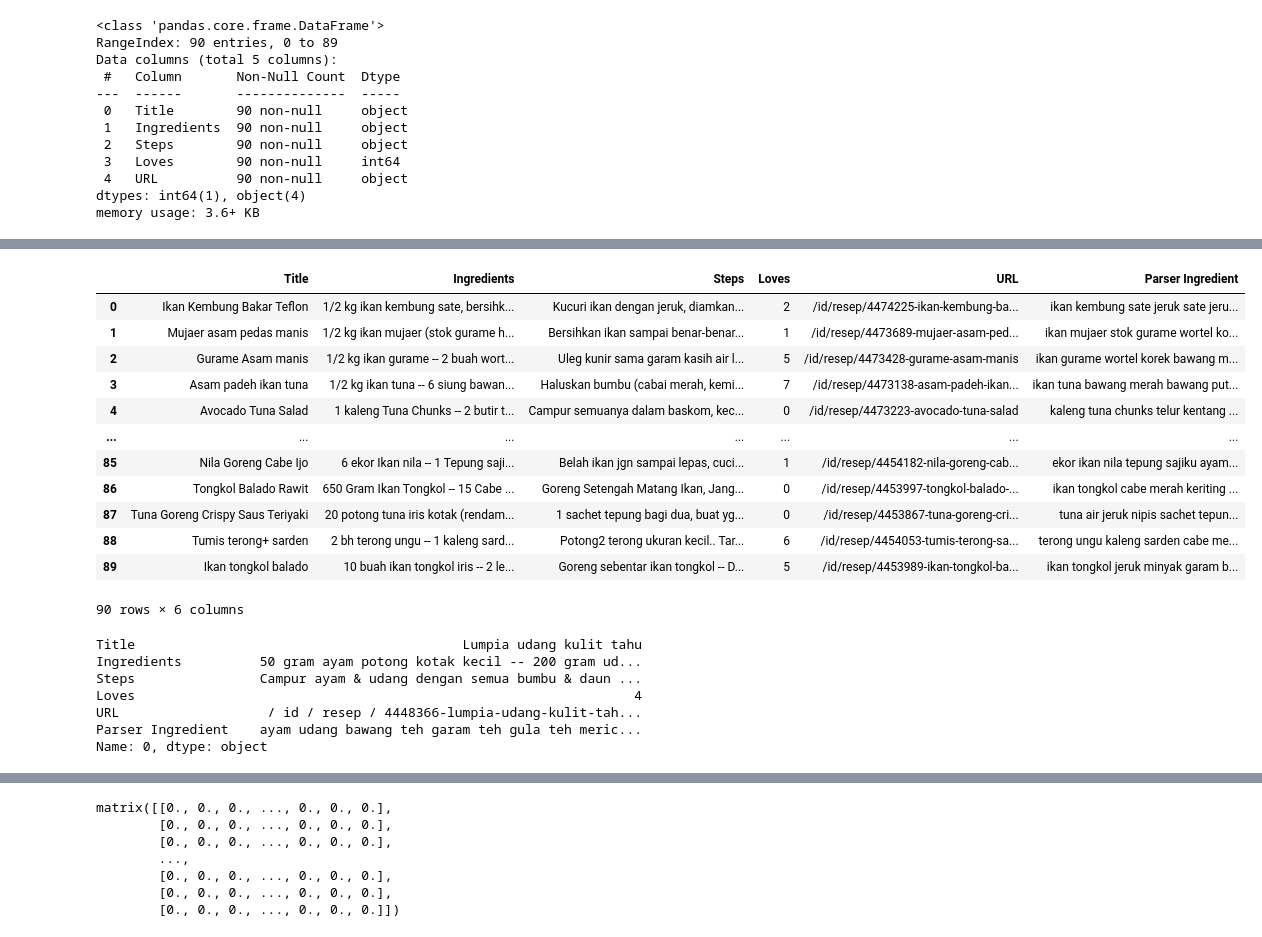
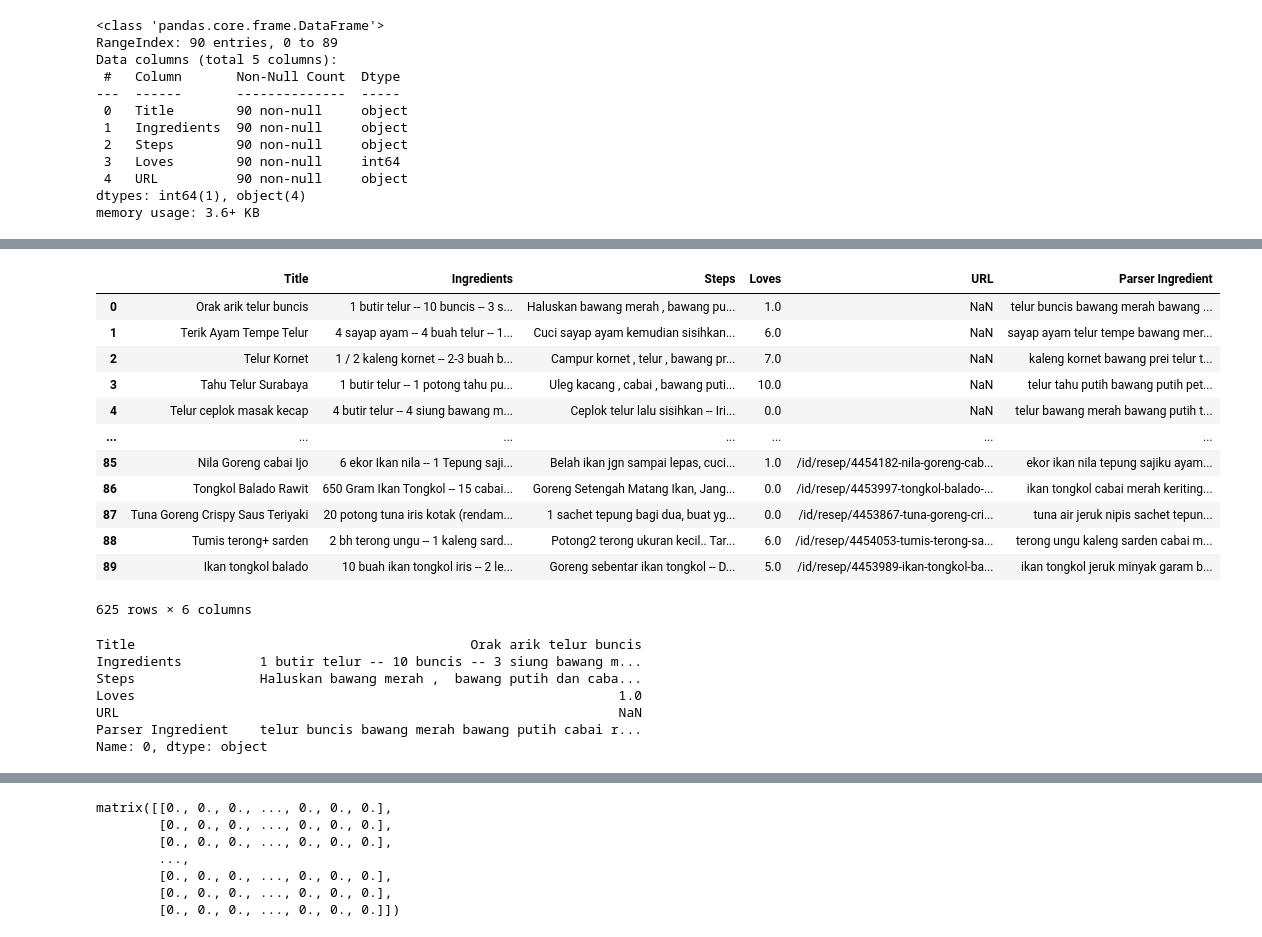
Before and after one commit to I0719031/Bangkit-Capstone-PC628, a Jupyter notebook: Preprocessing.ipynb, the cells around one changed output, grey strips where cells are left out. Saved outputs shown, nothing was run; the diff lists cells and outputs as text; code cells hidden in the pictures.

```diff
--- a/Preprocessing.ipynb
+++ b/Preprocessing.ipynb
@@ -160,23 +160,23 @@ def clean_ingredients(ingredients):
     'bumbunya', 'bunga', 'bungkus', 'butir', 'butiran', 'cacah', 'cair',
     'caisim', 'cambah', 'campur', 'campuran', 'cincang', 'cm', 'cookpad',
     'cubes', 'cuci', 'cuka', 'cup', 'dadu', 'dahulu', 'dalam', 'dan',
-    'dari', 'dasar', 'dati', 'daun', 'daunnya', 'dengan', 'di',
-    'diam', 'diameter', 'diblender', 'dicairkan', 'diganti',
+    'dari', 'dasar', 'dati', 'daun', 'daunnya', 'dengan', 'di','biji',
+    'diam', 'diameter', 'diblender', 'dicairkan', 'diganti','lalu',
     'digeprak', 'digeprek', 'dihalus', 'hancurkan', 'hangat', 'haluskan',
     'jari', 'jangan', 'kg', 'l', 'ml', 'nya', 'olahan', 'ons', 'opsional',
     'optional', 'pack', 'pakai', 'panas', 'panjang', 'papan', 'pcs',
-    'pelapis', 'pelengkap','perasan', 'perlu', 'plastik',
+    'pelapis', 'pelengkap','perasan', 'perlu', 'plastik','blender',
     'plus', 'porsi', 'potong', 'potongpotong', 'presto', 'pucuknya',
     'purut', 'ruas', 'sangrai', 'sdt', 'sebentar', 'sebelum', 'sedang',
     'sedikit', 'segar', 'segenggam', 'segitiga', 'sejumput', 'selera',
     'sendiri', 'sendok', 'sepanci', 'sesuai', 'sesuaikan', 'sesui',
     'sesuka', 'setan', 'setengah', 'siangi', 'siung', 'sisihkan',
     'siram', 'sobek', 'sudah', 'suka', 'sct', 'sdm', 'sebelum', 'tambahkan',
-    'tupperware', 'uk', 'ukuran', 'ukurang', 'untuk', 'utk',
-    'dihaluskan', 'diiris', 'dikocok','dilamo', 'dilelehkan',
-    'dingin', 'dipotong', 'direbus', 'diresep','disangrai',
-    'disesuaikan', 'ditumbuk', 'gelas', 'kecil', 'kecilkecil',
-    'kelingking', 'kebutuhan', 'masih', 'masing²', 'memanjang',
+    'tupperware', 'uk', 'ukuran', 'ukurang', 'untuk', 'utk','balur', 'balutan',
+    'dihaluskan', 'diiris', 'dikocok','dilamo', 'dilelehkan','gaa',
+    'dingin', 'dipotong', 'direbus', 'diresep','disangrai','bakaran',
+    'disesuaikan', 'ditumbuk', 'gelas', 'kecil', 'kecilkecil','jk','ket',
+    'kelingking', 'kebutuhan', 'masih', 'masing²', 'memanjang','ke',
     'memarkan','membungkus', 'menggoreng', 'menggunakan', 'tidak', 'tekstur',
     'tumbuk','yaa','yang', 'yg', 'goreng', 'bakargoreng', 'bisa',
     'bubukb','cairml','full', 'gak','gengam','genggam', 'geprek',
@@ -206,7 +206,7 @@ def clean_ingredients(ingredients):
     'menyesuaikan','melingkar', 'memasaknya', 'memoles','kepedasan',
     'dr', 'dtmbah', 'karena','kehitaman', 'kekentalan','keluar', 'kemaren',
     'lainlainnya', 'lainya','menempel','ngilangin','parut', 'paruttt',
-    'potongâ²','pertama','satu','saya','sbg','bentar','soalnya',
+    'potongâ²','pertama','satu','saya','sbg','bentar','soalnya','gpp',
     'sckpnya', 'sdh', 'sebnyak', 'secuil', 'secukupya', 'segempal',
     'seiris', 'sejempol', 'selara','siapin', 'siapkan', 'simpulkan',
     'setelunjuk', 'seujung','tipiss','tiriskan', 'tmbahi', 'tmbhkan',
@@ -226,6 +226,12 @@ def clean_ingredients(ingredients):
     'gprek','kemasan','kocokan','masing','mau', 'melted', 'membuat','memumis', 'mencairkan',
     'miring','pke','opsi','pucuk','remas','sebesar','sebongkol', 'sebungkus', 'secukupnyaa',
     'seperlunya', 'seperti','seukuran','sm','tmbhkn','versi','ygdihaluskan',
+    'telapak','tangan','ini','hanya','iriis','isi','isinya','matang', 'mateng',
+    'parutan', 'pas', 'pasar','patutan', 'potongan','pun', 'punya','sisinya',
+    'tak','šbumbu','ungkepnya','diremas', 'dn','daunya','dikira','adonan',
+    'asal','atur','bau','bngt','empuk', 'empux', 'enak','ikutan','masak', 'masakan',
+    'luar', 'lumayan', 'lmbar','lumuri','no', 'non','nempel','rasa','tp', 'tradisional',
+    'tulang', 'tulangan', 'tulangnya','tumis', 'tumisan',
 
      ]
         ingredient = ' '.join([word for word in ingredient.split() if word not in stop_words])
@@ -236,33 +242,33 @@ def clean_ingredients(ingredients):
 
     return cleaned_ingredients
 # %%
-ikan['Parser Ingredient'] = clean_ingredients(ikan['Ingredients'])
+df['Parser Ingredient'] = clean_ingredients(df['Ingredients'])
 
 # Menampilkan DataFrame hasil
-ikan
+df
 # %% [output]
 |  | Title | Ingredients | Steps | Loves | URL | Parser Ingredient |
-| 0 | Ikan Kembung Bakar Teflon | 1/2 kg ikan kembung sate, bersihk... | Kucuri ikan dengan jeruk, diamkan... | 2 | /id/resep/4474225-ikan-kembung-ba... | ikan kembung sate jeruk sate jeru... |
-| 1 | Mujaer asam pedas manis | 1/2 kg ikan mujaer (stok gurame h... | Bersihkan ikan sampai benar-benar... | 1 | /id/resep/4473689-mujaer-asam-ped... | ikan mujaer stok gurame wortel ko... |
-| 2 | Gurame Asam manis | 1/2 kg ikan gurame -- 2 buah wort... | Uleg kunir sama garam kasih air l... | 5 | /id/resep/4473428-gurame-asam-manis | ikan gurame wortel korek bawang m... |
-| 3 | Asam padeh ikan tuna | 1/2 kg ikan tuna -- 6 siung bawan... | Haluskan bumbu (cabai merah, kemi... | 7 | /id/resep/4473138-asam-padeh-ikan... | ikan tuna bawang merah bawang put... |
-| 4 | Avocado Tuna Salad | 1 kaleng Tuna Chunks -- 2 butir t... | Campur semuanya dalam baskom, kec... | 0 | /id/resep/4473223-avocado-tuna-salad | kaleng tuna chunks telur kentang ... |
+| 0 | Orak arik telur buncis | 1 butir telur -- 10 buncis -- 3 s... | Haluskan bawang merah , bawang pu... | 1.0 | NaN | telur buncis bawang merah bawang ... |
+| 1 | Terik Ayam Tempe Telur | 4 sayap ayam -- 4 buah telur -- 1... | Cuci sayap ayam kemudian sisihkan... | 6.0 | NaN | sayap ayam telur tempe bawang mer... |
+| 2 | Telur Kornet | 1 / 2 kaleng kornet -- 2-3 buah b... | Campur kornet , telur , bawang pr... | 7.0 | NaN | kaleng kornet bawang prei telur t... |
+| 3 | Tahu Telur Surabaya | 1 butir telur -- 1 potong tahu pu... | Uleg kacang , cabai , bawang puti... | 10.0 | NaN | telur tahu putih bawang putih pet... |
+| 4 | Telur ceplok masak kecap | 4 butir telur -- 4 siung bawang m... | Ceplok telur lalu sisihkan -- Iri... | 0.0 | NaN | telur bawang merah bawang putih t... |
 | ... | ... | ... | ... | ... | ... | ... |
-| 85 | Nila Goreng Cabe Ijo | 6 ekor Ikan nila -- 1 Tepung saji... | Belah ikan jgn sampai lepas, cuci... | 1 | /id/resep/4454182-nila-goreng-cab... | ekor ikan nila tepung sajiku ayam... |
-| 86 | Tongkol Balado Rawit | 650 Gram Ikan Tongkol -- 15 Cabe ... | Goreng Setengah Matang Ikan, Jang... | 0 | /id/resep/4453997-tongkol-balado-... | ikan tongkol cabe merah keriting ... |
-| 87 | Tuna Goreng Crispy Saus Teriyaki | 20 potong tuna iris kotak (rendam... | 1 sachet tepung bagi dua, buat yg... | 0 | /id/resep/4453867-tuna-goreng-cri... | tuna air jeruk nipis sachet tepun... |
-| 88 | Tumis terong+ sarden | 2 bh terong ungu -- 1 kaleng sard... | Potong2 terong ukuran kecil.. Tar... | 6 | /id/resep/4454053-tumis-terong-sa... | terong ungu kaleng sarden cabe me... |
-| 89 | Ikan tongkol balado | 10 buah ikan tongkol iris -- 2 le... | Goreng sebentar ikan tongkol -- D... | 5 | /id/resep/4453989-ikan-tongkol-ba... | ikan tongkol jeruk minyak garam b... |
+| 85 | Nila Goreng cabai Ijo | 6 ekor Ikan nila -- 1 Tepung saji... | Belah ikan jgn sampai lepas, cuci... | 1.0 | /id/resep/4454182-nila-goreng-cab... | ekor ikan nila tepung sajiku ayam... |
+| 86 | Tongkol Balado Rawit | 650 Gram Ikan Tongkol -- 15 cabai... | Goreng Setengah Matang Ikan, Jang... | 0.0 | /id/resep/4453997-tongkol-balado-... | ikan tongkol cabai merah keriting... |
+| 87 | Tuna Goreng Crispy Saus Teriyaki | 20 potong tuna iris kotak (rendam... | 1 sachet tepung bagi dua, buat yg... | 0.0 | /id/resep/4453867-tuna-goreng-cri... | tuna air jeruk nipis sachet tepun... |
+| 88 | Tumis terong+ sarden | 2 bh terong ungu -- 1 kaleng sard... | Potong2 terong ukuran kecil.. Tar... | 6.0 | /id/resep/4454053-tumis-terong-sa... | terong ungu kaleng sarden cabai m... |
+| 89 | Ikan tongkol balado | 10 buah ikan tongkol iris -- 2 le... | Goreng sebentar ikan tongkol -- D... | 5.0 | /id/resep/4453989-ikan-tongkol-ba... | ikan tongkol jeruk minyak garam b... |
-90 rows × 6 columns
+625 rows × 6 columns
 # %%
-udang.iloc[0]
+df.iloc[0]
 # %% [output]
-Title                                          Lumpia udang kulit tahu
-Ingredients          50 gram ayam potong kotak kecil -- 200 gram ud...
-Steps                Campur ayam & udang dengan semua bumbu & daun ...
-Loves                                                                4
-URL                   / id / resep / 4448366-lumpia-udang-kulit-tah...
-Parser Ingredient    ayam udang bawang teh garam teh gula teh meric...
+Title                                           Orak arik telur buncis
+Ingredients          1 butir telur -- 10 buncis -- 3 siung bawang m...
+Steps                Haluskan bawang merah ,  bawang putih dan caba...
+Loves                                                              1.0
+URL                                                                NaN
+Parser Ingredient    telur buncis bawang merah bawang putih cabai r...
 Name: 0, dtype: object
 # %%
 from sklearn.feature_extraction.text import TfidfVectorizer
```
Also changed, not shown: parts of 4 cells of this notebook.
